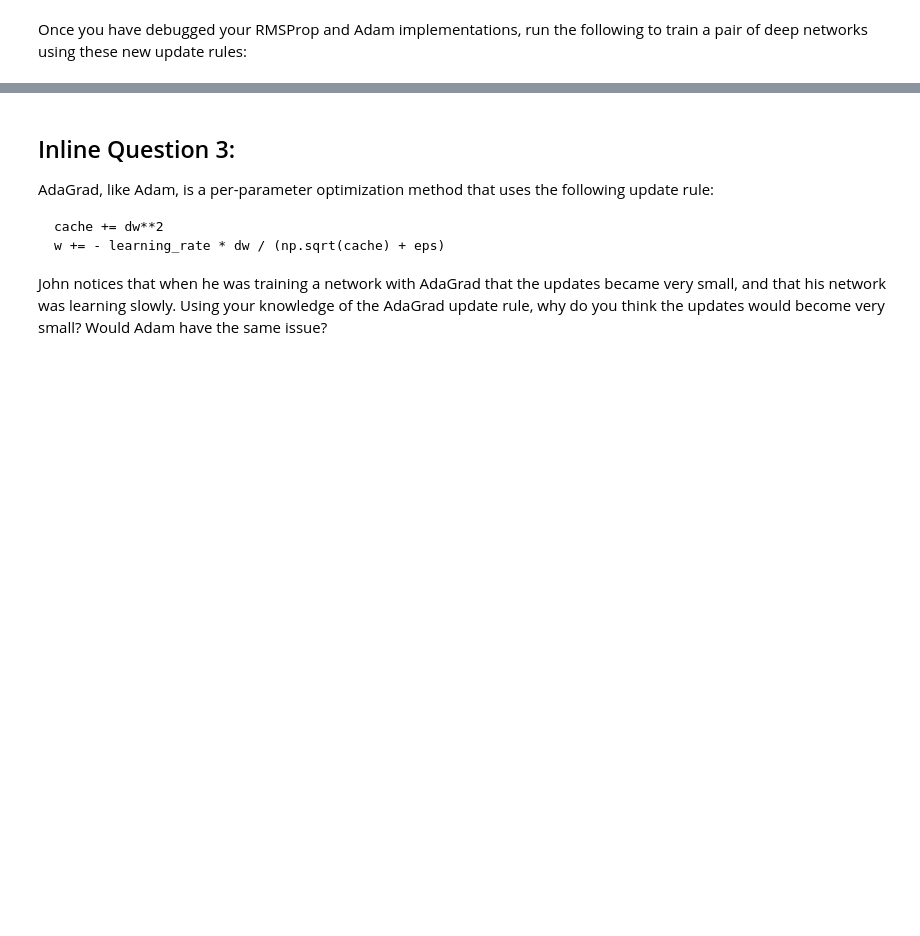
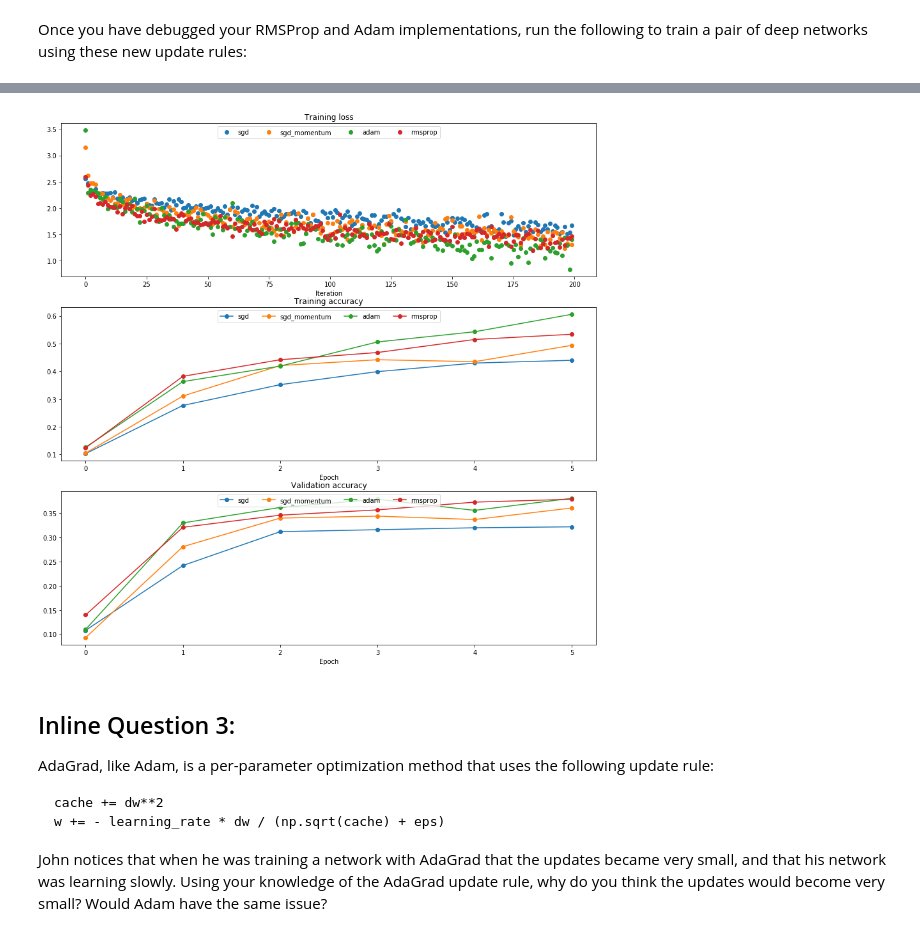
Before and after one commit to whu-pzhang/cs231n, a Jupyter notebook: assignment2/FullyConnectedNets.ipynb, the cells around one changed output, grey strips where cells are left out. Saved outputs shown, nothing was run; the diff lists cells and outputs as text; code cells hidden in the pictures; blank space fills up the shorter version.

```diff
--- a/assignment2/FullyConnectedNets.ipynb
+++ b/assignment2/FullyConnectedNets.ipynb
@@ -734,19 +791,20 @@ Once you have debugged your RMSProp and Adam implementations, run the following
 # %%
 learning_rates = {'rmsprop': 1e-4, 'adam': 1e-3}
 for update_rule in ['adam', 'rmsprop']:
-  print('running with ', update_rule)
-  model = FullyConnectedNet([100, 100, 100, 100, 100], weight_scale=5e-2)
+    print('running with ', update_rule)
+    model = FullyConnectedNet([100, 100, 100, 100, 100], weight_scale=5e-2)
 
-  solver = Solver(model, small_data,
-                  num_epochs=5, batch_size=100,
-                  update_rule=update_rule,
-                  optim_config={
-                    'learning_rate': learning_rates[update_rule]
-                  },
-                  verbose=True)
-  solvers[update_rule] = solver
-  solver.train()
-  print()
+    solver = Solver(
+        model,
+        small_data,
+        num_epochs=5,
+        batch_size=100,
+        update_rule=update_rule,
+        optim_config={'learning_rate': learning_rates[update_rule]},
+        verbose=True)
+    solvers[update_rule] = solver
+    solver.train()
+    print()
 
 plt.subplot(3, 1, 1)
 plt.title('Training loss')
@@ -761,17 +819,18 @@ plt.title('Validation accuracy')
 plt.xlabel('Epoch')
 
 for update_rule, solver in list(solvers.items()):
-  plt.subplot(3, 1, 1)
-  plt.plot(solver.loss_history, 'o', label=update_rule)
+    plt.subplot(3, 1, 1)
+    plt.plot(solver.loss_history, 'o', label=update_rule)
 
-  plt.subplot(3, 1, 2)
-  plt.plot(solver.train_acc_history, '-o', label=update_rule)
+    plt.subplot(3, 1, 2)
+    plt.plot(solver.train_acc_history, '-o', label=update_rule)
 
-  plt.subplot(3, 1, 3)
-  plt.plot(solver.val_acc_history, '-o', label=update_rule)
+    plt.subplot(3, 1, 3)
+    plt.plot(solver.val_acc_history, '-o', label=update_rule)
 
 for i in [1, 2, 3]:
-  plt.subplot(3, 1, i)
-  plt.legend(loc='upper center', ncol=4)
+    plt.subplot(3, 1, i)
+    plt.legend(loc='upper center', ncol=4)
 plt.gcf().set_size_inches(15, 15)
 plt.show()
+# %% [output]
@@ -778,3 +854,4 @@ plt.show()
+[figure, added]
 # %% [markdown]
 ## Inline Question 3:
 
```
Also changed, not shown: parts of 18 cells of this notebook.
